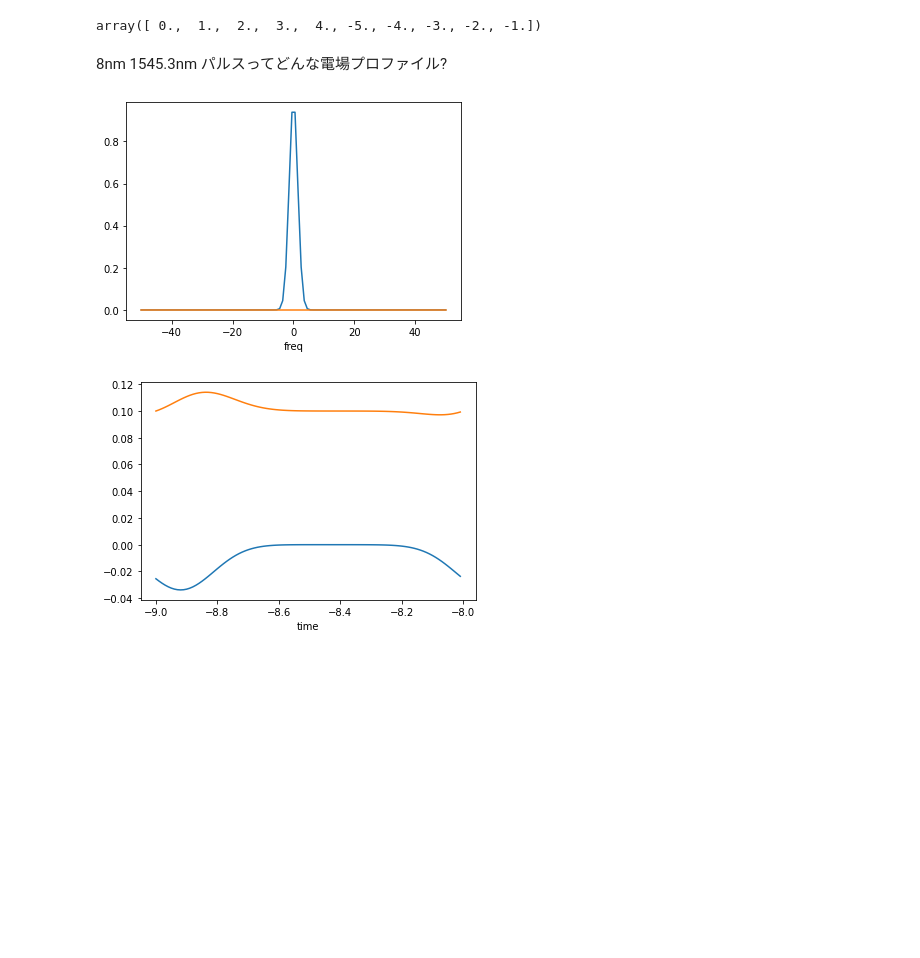
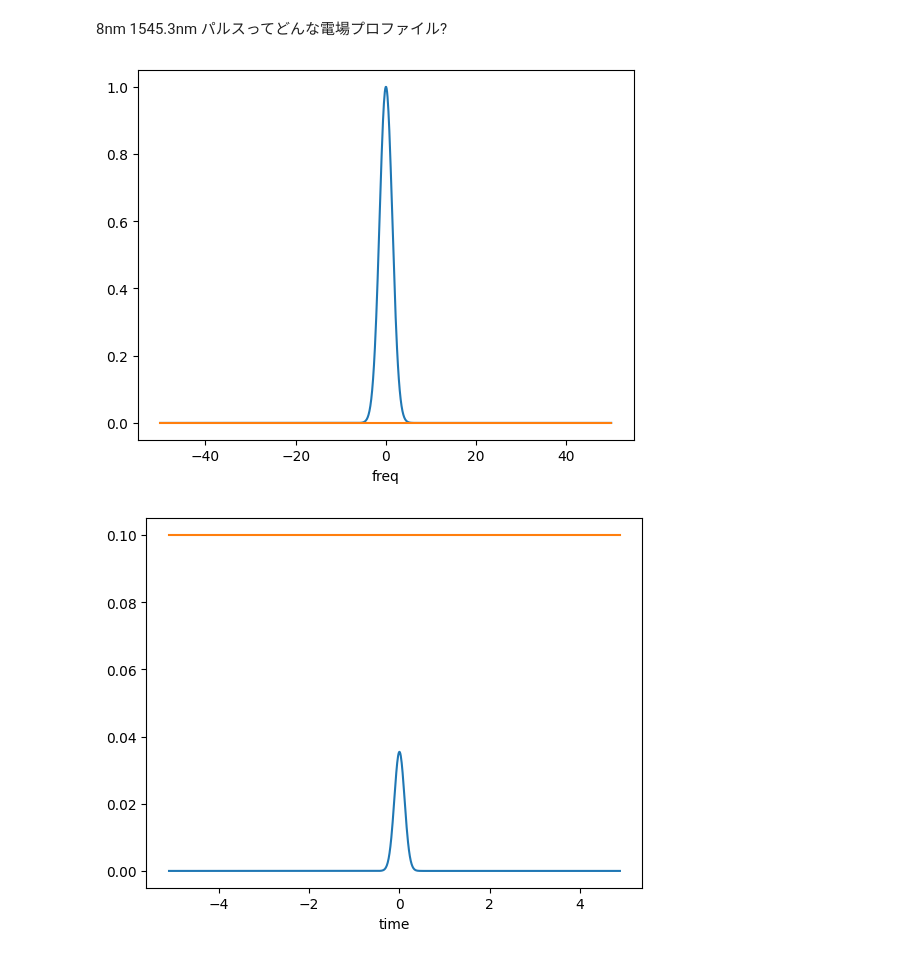
Before and after one commit to ruofan-he/pulse_reconstruction, a Jupyter notebook: pulse_fourier1545.ipynb, the cells around one changed output. Saved outputs shown, nothing was run; the diff lists cells and outputs as text; code cells hidden in the pictures; blank space fills up the shorter version.

```diff
--- a/pulse_fourier1545.ipynb
+++ b/pulse_fourier1545.ipynb
@@ -8,17 +8,17 @@ def time2freq(start_freq=0,refer_freq_x=False):
     global freq_x, freq_y
 
     if refer_freq_x: start_freq = freq_x[0]
-    duration = (np.max(time_x) - np.min(time_x))*len(time_x)/(len(time_x)-1)
+    duration = (np.max(time_x) - np.min(time_x))*(len(time_x)+1)/len(time_x)
     arg_order = np.argsort(time_x)
     time_x_mem = np.linspace(0,duration*(len(time_x)-1)/len(time_x), len(time_x)) + np.min(time_x)
     time_y_mem = interp1d(time_x[arg_order], time_y[arg_order])(time_x_mem)
-    time_y_mem = time_y_mem*np.exp(2j*np.pi*time_x_mem*start_freq)
+    time_y_mem = time_y_mem*np.exp(-2j*np.pi*time_x_mem*start_freq)
 
     start_time = np.min(time_x)
 
     freq_y = np.fft.fft(time_y_mem)
-    freq_x = np.linspace(0,len(time_x)/duration, len(time_x)) + start_freq
-    freq_y = freq_y*np.exp(2j*np.pi*(freq_x + start_freq)*start_time)
+    freq_x = np.linspace(0,(len(time_x)-1)/duration, len(time_x)) + start_freq
+    freq_y = freq_y*np.exp(-2j*np.pi*(freq_x + start_freq)*start_time)
 
 
 def freq2time(start_time=0,refer_time_x=False):
@@ -26,7 +26,7 @@ def freq2time(start_time=0,refer_time_x=False):
     global freq_x, freq_y
 
     if refer_time_x: start_time = time_x[0]
-    sampling_freq = (np.max(freq_x) - np.min(freq_x))*len(freq_x)/(len(freq_x)-1)
+    sampling_freq = (np.max(freq_x) - np.min(freq_x))*(len(freq_x)+1)/len(freq_x)
     arg_order = np.argsort(freq_x)
     freq_x_mem = np.linspace(0,sampling_freq*(len(freq_x)-1)/len(freq_x), len(freq_x)) + np.min(freq_x)
     freq_y_mem = interp1d(freq_x[arg_order], freq_y[arg_order])(freq_x_mem)
@@ -35,37 +35,33 @@ def freq2time(start_time=0,refer_time_x=False):
     start_freq = np.min(freq_x)
 
     time_y = np.fft.ifft(freq_y_mem)
-    time_x = np.linspace(0, len(freq_x)/sampling_freq,len(freq_x)) + start_time
+    time_x = np.linspace(0, (len(freq_x)-1)/sampling_freq,len(freq_x)) + start_time
     time_y = time_y*np.exp(2j*np.pi*(time_x+start_time)*start_freq)
-# %%
-np.fft.fftfreq(10,0.1)
-# %% [output]
-array([ 0.,  1.,  2.,  3.,  4., -5., -4., -3., -2., -1.])
 # %% [markdown]
 8nm 1545.3nm パルスってどんな電場プロファイル?
 # %%
 
-freq_x = np.linspace(-50,50,100)
+freq_x = np.linspace(-50,50,1000)[:-1]
 freq_y = np.exp(-(freq_x/2)**2)
 
 plt.plot(freq_x, freq_y.real)
 plt.plot(freq_x, freq_y.imag)
 plt.xlabel('freq')
 plt.show()
 
-freq2time(start_time=-9)
+freq2time(start_time=-5.1)
 
 plt.plot(time_x, time_y.real)
 plt.plot(time_x, time_y.imag+0.1)
 plt.xlabel('time')
 plt.show()
 
 time2freq(start_freq=-50)
 
 plt.plot(freq_x, freq_y.real)
 plt.plot(freq_x, freq_y.imag)
 plt.xlabel('freq')
 plt.show()
 # %% [output]
-[figure, old version]
+[figure, new version]
-[figure, old version]
+[figure, new version]
```
Also changed, not shown: parts of 3 cells of this notebook.
